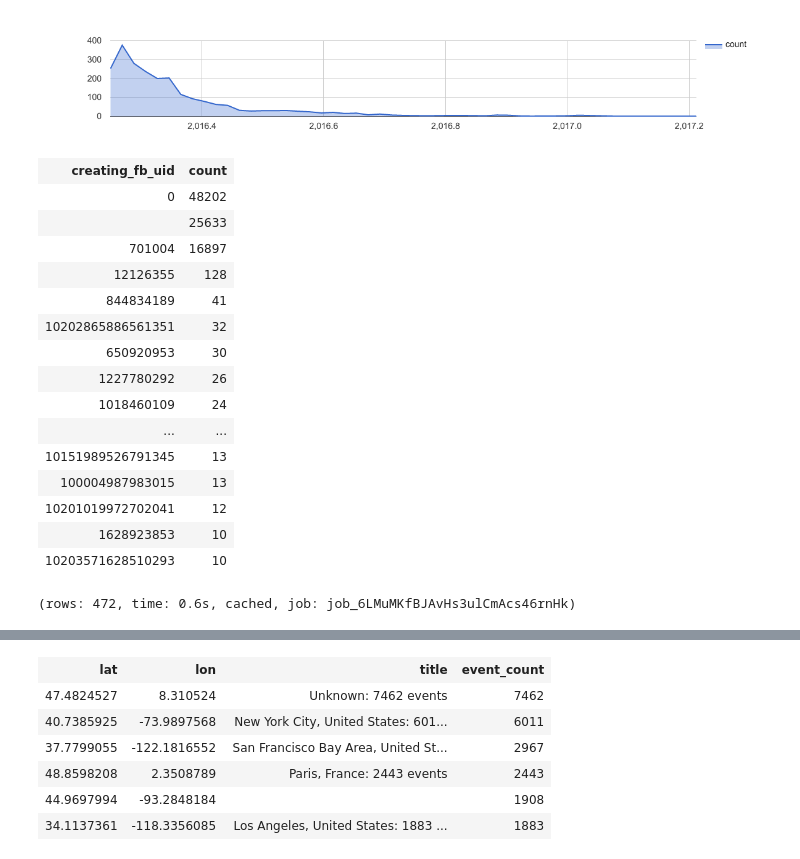
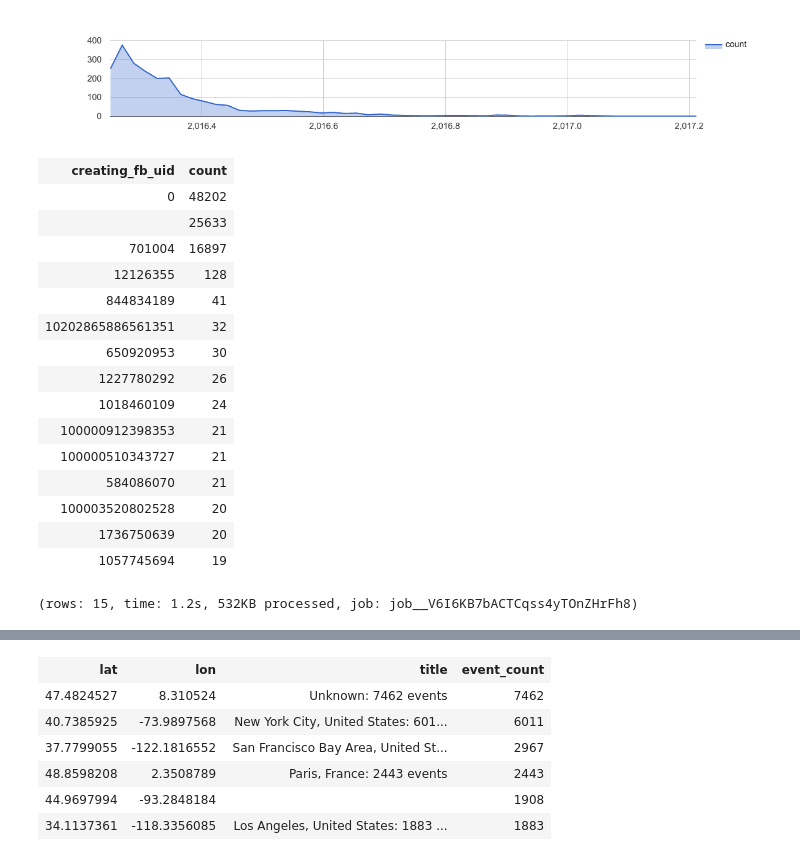
Before and after one commit to mikelambert/DanceDeets, a Jupyter notebook: Untitled Notebook.ipynb, the cells around one changed output, grey strips where cells are left out. Cells and saved outputs as stored; diff of their text form; code cells hidden in the pictures.

```diff
--- a/Untitled Notebook.ipynb
+++ b/Untitled Notebook.ipynb
@@ -73,25 +73,25 @@ hAxis: {
 # %%
 %%bigquery execute
 // Top Event Submittors
-SELECT creating_fb_uid, COUNT(*) as count FROM dance_events.dance_events group by creating_fb_uid order by count DESC;
+SELECT creating_fb_uid, COUNT(*) as count FROM dance_events.dance_events group by creating_fb_uid order by count DESC LIMIT 15;
 # %% [output]
 | creating_fb_uid | count |
 | 0 | 48202 |
 |  | 25633 |
 | 701004 | 16897 |
 | 12126355 | 128 |
 | 844834189 | 41 |
 | 10202865886561351 | 32 |
 | 650920953 | 30 |
 | 1227780292 | 26 |
 | 1018460109 | 24 |
-| ... | ... |
-| 10151989526791345 | 13 |
-| 100004987983015 | 13 |
-| 10201019972702041 | 12 |
-| 1628923853 | 10 |
-| 10203571628510293 | 10 |
+| 100000912398353 | 21 |
+| 100000510343727 | 21 |
+| 584086070 | 21 |
+| 100003520802528 | 20 |
+| 1736750639 | 20 |
+| 1057745694 | 19 |
-(rows: 472, time: 0.6s, cached, job: job_6LMuMKfBJAvHs3ulCmAcs46rnHk)
+(rows: 15, time: 1.2s, 532KB processed, job: job__V6I6KB7bACTCqss4yTOnZHrFh8)
 # %%
 %%sql --module geo
 
```
